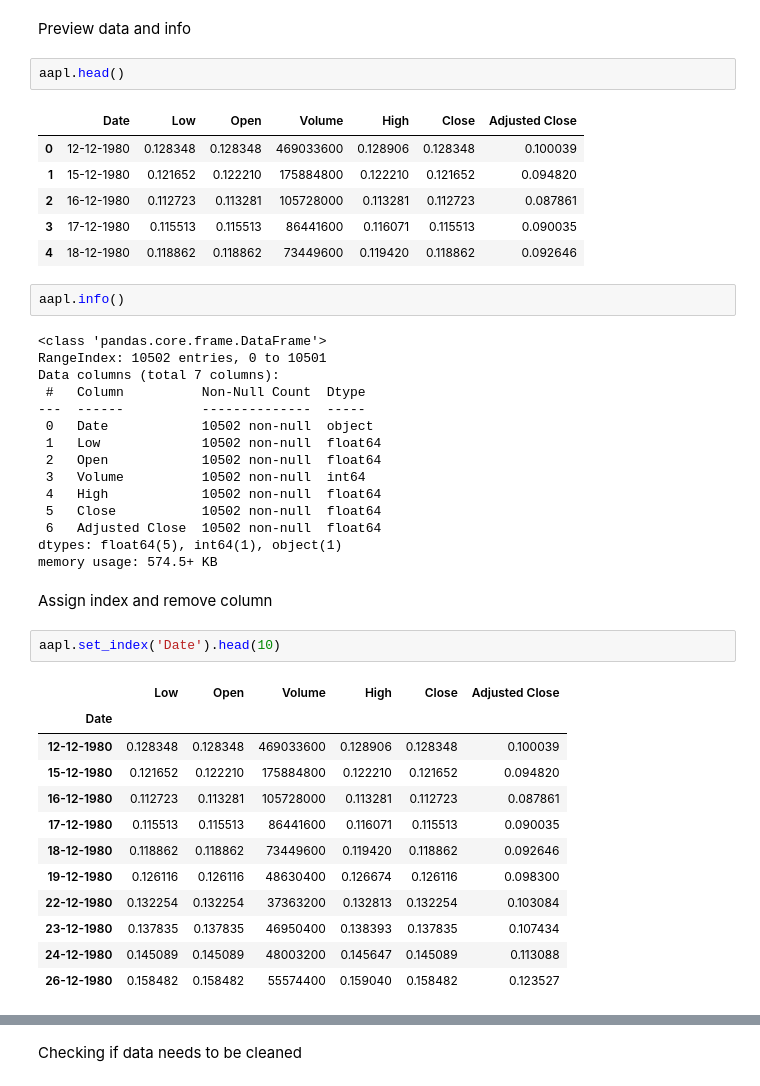
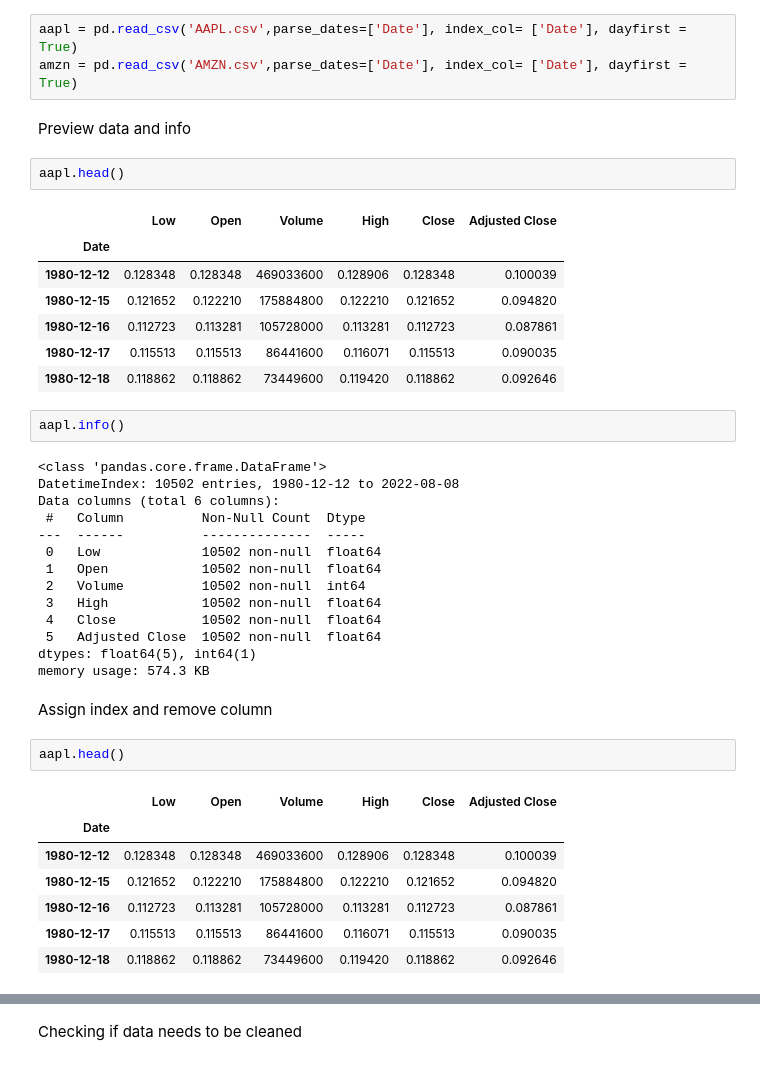
Before and after one commit to FarragoJerry/UCDA_DarraghHeery, a Jupyter notebook: UCDA_DarraghHeery.ipynb, the cells around one changed output, grey strips where cells are left out. Saved outputs shown, nothing was run; the diff lists cells and outputs as text.

```diff
--- a/UCDA_DarraghHeery.ipynb
+++ b/UCDA_DarraghHeery.ipynb
@@ -11,46 +10,44 @@ aapl = pd.read_csv('AAPL.csv')
+# %%
+aapl = pd.read_csv('AAPL.csv',parse_dates=['Date'], index_col= ['Date'], dayfirst = True)
+amzn = pd.read_csv('AMZN.csv',parse_dates=['Date'], index_col= ['Date'], dayfirst = True)
 # %% [markdown]
 Preview data and info
 # %%
 aapl.head()
 # %% [output]
-|  | Date | Low | Open | Volume | High | Close | Adjusted Close |
-| 0 | 12-12-1980 | 0.128348 | 0.128348 | 469033600 | 0.128906 | 0.128348 | 0.100039 |
-| 1 | 15-12-1980 | 0.121652 | 0.122210 | 175884800 | 0.122210 | 0.121652 | 0.094820 |
-| 2 | 16-12-1980 | 0.112723 | 0.113281 | 105728000 | 0.113281 | 0.112723 | 0.087861 |
-| 3 | 17-12-1980 | 0.115513 | 0.115513 | 86441600 | 0.116071 | 0.115513 | 0.090035 |
-| 4 | 18-12-1980 | 0.118862 | 0.118862 | 73449600 | 0.119420 | 0.118862 | 0.092646 |
+|  | Low | Open | Volume | High | Close | Adjusted Close |
+| Date |  |  |  |  |  |  |
+| 1980-12-12 | 0.128348 | 0.128348 | 469033600 | 0.128906 | 0.128348 | 0.100039 |
+| 1980-12-15 | 0.121652 | 0.122210 | 175884800 | 0.122210 | 0.121652 | 0.094820 |
+| 1980-12-16 | 0.112723 | 0.113281 | 105728000 | 0.113281 | 0.112723 | 0.087861 |
+| 1980-12-17 | 0.115513 | 0.115513 | 86441600 | 0.116071 | 0.115513 | 0.090035 |
+| 1980-12-18 | 0.118862 | 0.118862 | 73449600 | 0.119420 | 0.118862 | 0.092646 |
 # %%
 aapl.info()
 # %% [output]
 <class 'pandas.core.frame.DataFrame'>
-RangeIndex: 10502 entries, 0 to 10501
-Data columns (total 7 columns):
+DatetimeIndex: 10502 entries, 1980-12-12 to 2022-08-08
+Data columns (total 6 columns):
  #   Column          Non-Null Count  Dtype
 ---  ------          --------------  -----
- 0   Date            10502 non-null  object
- 1   Low             10502 non-null  float64
- 2   Open            10502 non-null  float64
- 3   Volume          10502 non-null  int64
- 4   High            10502 non-null  float64
- 5   Close           10502 non-null  float64
- 6   Adjusted Close  10502 non-null  float64
-dtypes: float64(5), int64(1), object(1)
-memory usage: 574.5+ KB
+ 0   Low             10502 non-null  float64
+ 1   Open            10502 non-null  float64
+ 2   Volume          10502 non-null  int64
+ 3   High            10502 non-null  float64
+ 4   Close           10502 non-null  float64
+ 5   Adjusted Close  10502 non-null  float64
+dtypes: float64(5), int64(1)
+memory usage: 574.3 KB
 # %% [markdown]
 Assign index and remove column
 # %%
-aapl.set_index('Date').head(10)
+aapl.head()
 # %% [output]
 |  | Low | Open | Volume | High | Close | Adjusted Close |
 | Date |  |  |  |  |  |  |
-| 12-12-1980 | 0.128348 | 0.128348 | 469033600 | 0.128906 | 0.128348 | 0.100039 |
-| 15-12-1980 | 0.121652 | 0.122210 | 175884800 | 0.122210 | 0.121652 | 0.094820 |
-| 16-12-1980 | 0.112723 | 0.113281 | 105728000 | 0.113281 | 0.112723 | 0.087861 |
-| 17-12-1980 | 0.115513 | 0.115513 | 86441600 | 0.116071 | 0.115513 | 0.090035 |
-| 18-12-1980 | 0.118862 | 0.118862 | 73449600 | 0.119420 | 0.118862 | 0.092646 |
-| 19-12-1980 | 0.126116 | 0.126116 | 48630400 | 0.126674 | 0.126116 | 0.098300 |
-| 22-12-1980 | 0.132254 | 0.132254 | 37363200 | 0.132813 | 0.132254 | 0.103084 |
-| 23-12-1980 | 0.137835 | 0.137835 | 46950400 | 0.138393 | 0.137835 | 0.107434 |
-| 24-12-1980 | 0.145089 | 0.145089 | 48003200 | 0.145647 | 0.145089 | 0.113088 |
-| 26-12-1980 | 0.158482 | 0.158482 | 55574400 | 0.159040 | 0.158482 | 0.123527 |
+| 1980-12-12 | 0.128348 | 0.128348 | 469033600 | 0.128906 | 0.128348 | 0.100039 |
+| 1980-12-15 | 0.121652 | 0.122210 | 175884800 | 0.122210 | 0.121652 | 0.094820 |
+| 1980-12-16 | 0.112723 | 0.113281 | 105728000 | 0.113281 | 0.112723 | 0.087861 |
+| 1980-12-17 | 0.115513 | 0.115513 | 86441600 | 0.116071 | 0.115513 | 0.090035 |
+| 1980-12-18 | 0.118862 | 0.118862 | 73449600 | 0.119420 | 0.118862 | 0.092646 |
 # %%
```
Also changed, not shown: parts of 17 cells of this notebook.
